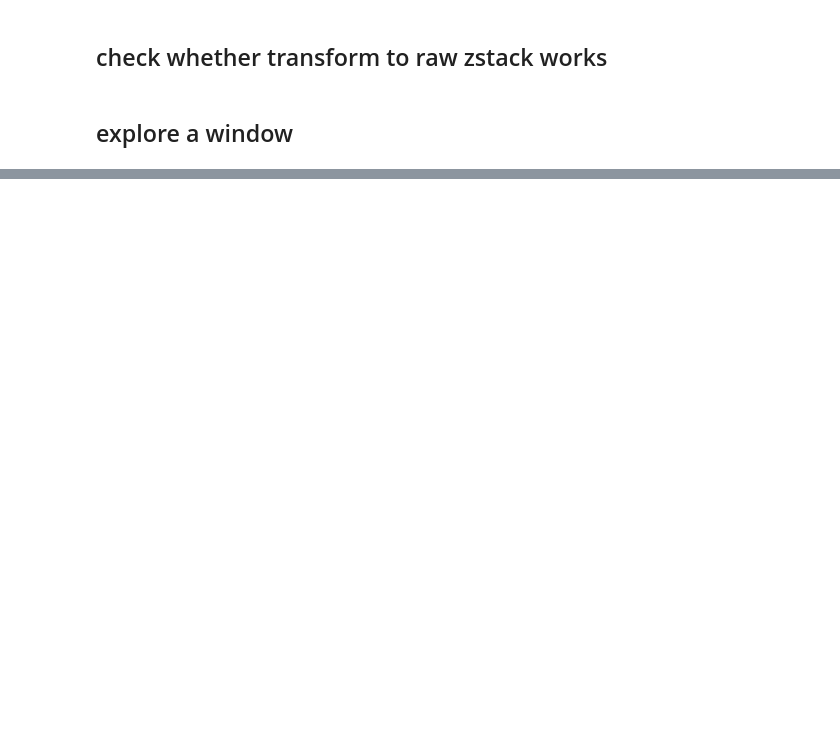
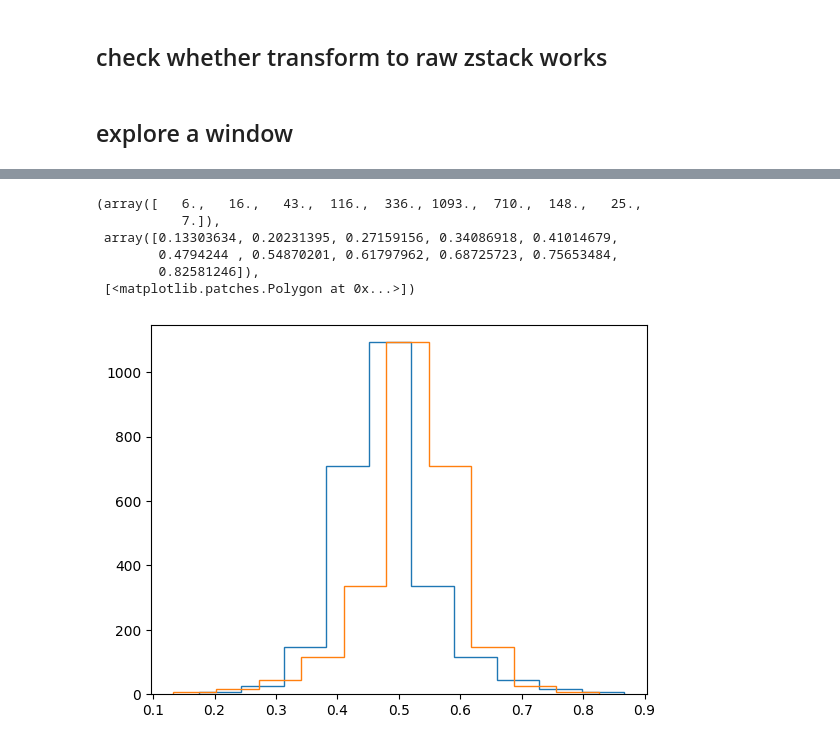
Before and after one commit to vijk777/zapbench, a Jupyter notebook: processing/query_raw_fluorescence_data.ipynb, the cells around one changed output, grey strips where cells are left out. Drawn from its saved outputs; the diff is of its cells as text; code cells hidden in the pictures; blank space fills up the shorter version.

```diff
--- a/processing/query_raw_fluorescence_data.ipynb
+++ b/processing/query_raw_fluorescence_data.ipynb
@@ -173,3 +272,14 @@ plt.suptitle("Best z plane")
+# %%
+plt.hist(scipy.stats.poisson.sf(vol[:, :, zbest].ravel(), raw_vol[:, :, rzbest].ravel()), histtype="step")
+plt.hist(scipy.stats.poisson.cdf(vol[:, :, zbest].ravel(), raw_vol[:, :, rzbest].ravel()), histtype="step")
+# %% [output]
+(array([   6.,   16.,   43.,  116.,  336., 1093.,  710.,  148.,   25.,
+           7.]),
+ array([0.13303634, 0.20231395, 0.27159156, 0.34086918, 0.41014679,
+        0.4794244 , 0.54870201, 0.61797962, 0.68725723, 0.75653484,
+        0.82581246]),
+ [<matplotlib.patches.Polygon at 0x...>])
+[figure, added]
 # %%
 _, ax = plt.subplots(1, 2)
 ax[0].imshow(vol.max(2))
```
Also changed, not shown: parts of 4 cells of this notebook, 2 other files.
